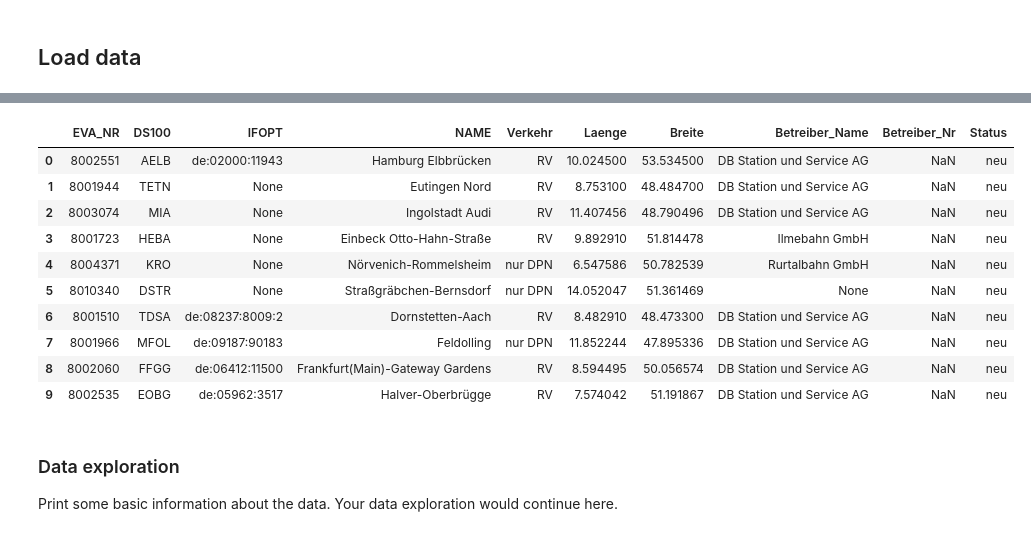
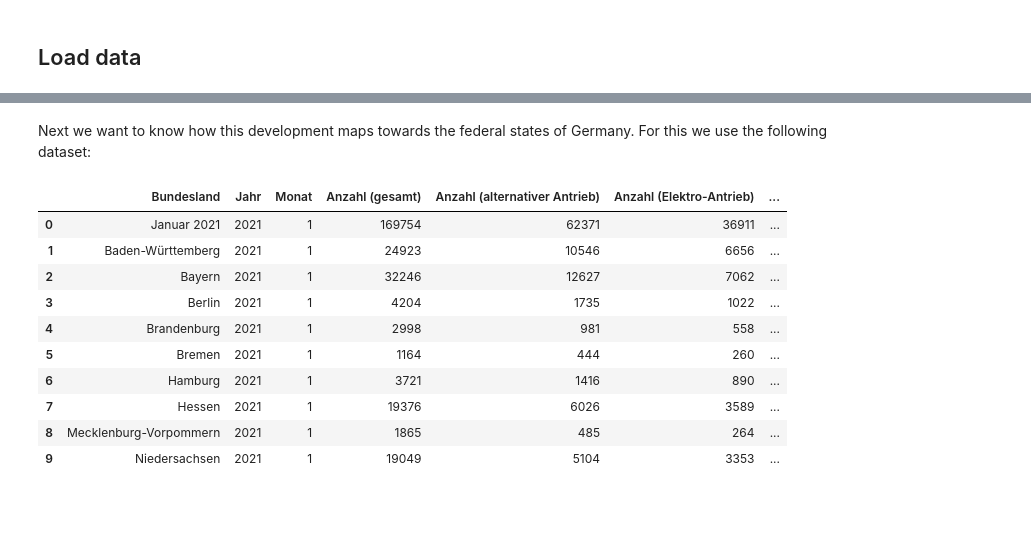
Before and after one commit to prebbe/2023-amse, a Jupyter notebook: exploration.ipynb, the cells around one changed output, grey strips where cells are left out. Saved outputs shown, nothing was run; the diff lists cells and outputs as text; code cells hidden in the pictures; blank space fills up the shorter version.

```diff
--- a/exploration.ipynb
+++ b/exploration.ipynb
@@ -27,4 +55,5 @@ Note: you may need to restart the kernel to use updated packages.
 # %%
 import pandas as pd
 
-df = pd.read_sql_table('trainstops', 'sqlite:///data.sqlite')
+brand_statistics = pd.read_sql_table('brand-statistics', 'sqlite:///data/data.sqlite')
+federal_state_statistics = pd.read_sql_table('federal-state-statistics', 'sqlite:///data/data.sqlite')
@@ -33,17 +111,16 @@ df = pd.read_sql_table('trainstops', 'sqlite:///data.sqlite')
+# %% [markdown]
+Next we want to know how this development maps towards the federal states of Germany. For this we use the following dataset:
 # %%
-df.head(10)
+federal_state_statistics.head(10)
 # %% [output]
-|  | EVA_NR | DS100 | IFOPT | NAME | Verkehr | Laenge | Breite | Betreiber_Name | Betreiber_Nr | Status |
-| 0 | 8002551 | AELB | de:02000:11943 | Hamburg Elbbrücken | RV | 10.024500 | 53.534500 | DB Station und Service AG | NaN | neu |
-| 1 | 8001944 | TETN | None | Eutingen Nord | RV | 8.753100 | 48.484700 | DB Station und Service AG | NaN | neu |
-| 2 | 8003074 | MIA | None | Ingolstadt Audi | RV | 11.407456 | 48.790496 | DB Station und Service AG | NaN | neu |
-| 3 | 8001723 | HEBA | None | Einbeck Otto-Hahn-Straße | RV | 9.892910 | 51.814478 | Ilmebahn GmbH | NaN | neu |
-| 4 | 8004371 | KRO | None | Nörvenich-Rommelsheim | nur DPN | 6.547586 | 50.782539 | Rurtalbahn GmbH | NaN | neu |
-| 5 | 8010340 | DSTR | None | Straßgräbchen-Bernsdorf | nur DPN | 14.052047 | 51.361469 | None | NaN | neu |
-| 6 | 8001510 | TDSA | de:08237:8009:2 | Dornstetten-Aach | RV | 8.482910 | 48.473300 | DB Station und Service AG | NaN | neu |
-| 7 | 8001966 | MFOL | de:09187:90183 | Feldolling | nur DPN | 11.852244 | 47.895336 | DB Station und Service AG | NaN | neu |
-| 8 | 8002060 | FFGG | de:06412:11500 | Frankfurt(Main)-Gateway Gardens | RV | 8.594495 | 50.056574 | DB Station und Service AG | NaN | neu |
-| 9 | 8002535 | EOBG | de:05962:3517 | Halver-Oberbrügge | RV | 7.574042 | 51.191867 | DB Station und Service AG | NaN | neu |
+|  | Bundesland | Jahr | Monat | Anzahl (gesamt) | Anzahl (alternativer Antrieb) | Anzahl (Elektro-Antrieb) | ... |
+| 0 | Januar 2021 | 2021 | 1 | 169754 | 62371 | 36911 | ... |
+| 1 | Baden-Württemberg | 2021 | 1 | 24923 | 10546 | 6656 | ... |
+| 2 | Bayern | 2021 | 1 | 32246 | 12627 | 7062 | ... |
+| 3 | Berlin | 2021 | 1 | 4204 | 1735 | 1022 | ... |
+| 4 | Brandenburg | 2021 | 1 | 2998 | 981 | 558 | ... |
+| 5 | Bremen | 2021 | 1 | 1164 | 444 | 260 | ... |
+| 6 | Hamburg | 2021 | 1 | 3721 | 1416 | 890 | ... |
+| 7 | Hessen | 2021 | 1 | 19376 | 6026 | 3589 | ... |
+| 8 | Mecklenburg-Vorpommern | 2021 | 1 | 1865 | 485 | 264 | ... |
+| 9 | Niedersachsen | 2021 | 1 | 19049 | 5104 | 3353 | ... |
-# %% [markdown]
-### Data exploration
-Print some basic information about the data. Your data exploration would continue here.
```
Also changed, not shown: parts of 14 cells of this notebook, 4 other files.
